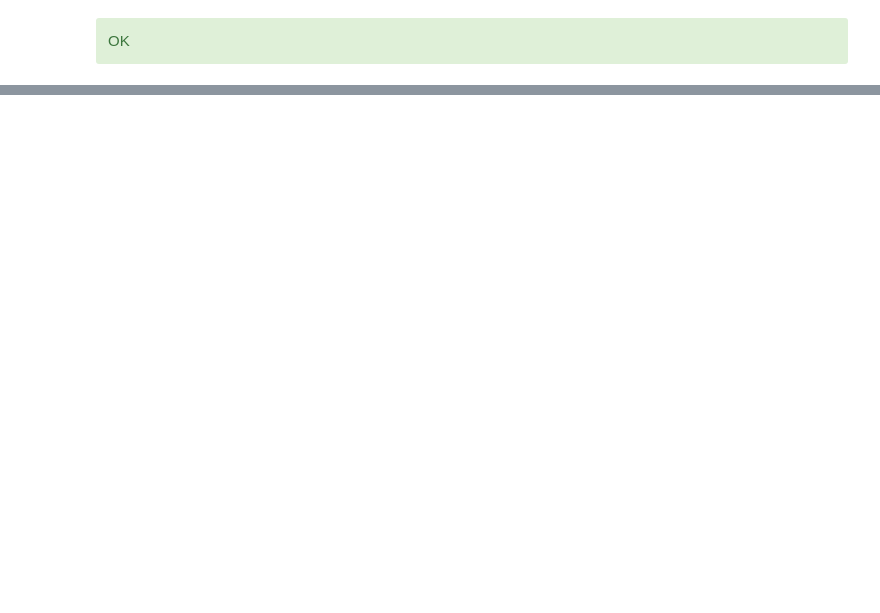
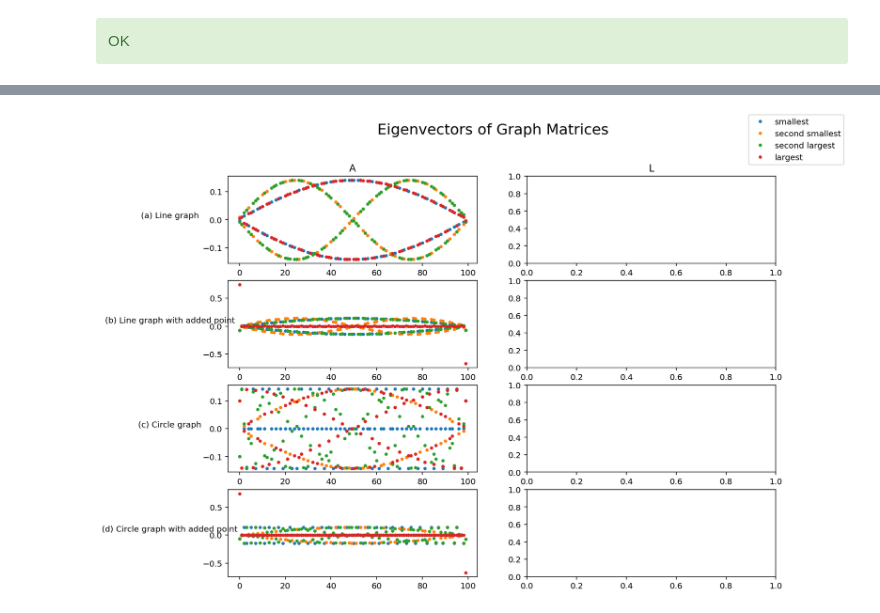
Before and after one commit to garfieldnate/Stanford-CS-168_Modern_Algorithmic_Toolbox, a Jupyter notebook: cs168/notebooks/mini_project_6.ipynb, the cells around one changed output, grey strips where cells are left out. Drawn from its saved outputs; the diff is of its cells as text; code cells hidden in the pictures; blank space fills up the shorter version.

```diff
--- a/cs168/notebooks/mini_project_6.ipynb
+++ b/cs168/notebooks/mini_project_6.ipynb
@@ -153,6 +158,6 @@ class LaplacianGraph():
 # %%
 def line_graph(n=6):
-    graph = LaplacianGraph(n)
+    graph = Graph(n)
     for i in range(n-1):
         graph.add_edge(i, i+1)
     return graph
@@ -182,7 +187,7 @@ def circle_with_point_graph(n=6):
 def test_graphs(graph_constructors):
     for name, f in graph_constructors.items():
         n = 100
-        matrix = f(n).matrix
+        matrix = f(n).get_laplacian()
         assert matrix.shape == (n,n), f'{name}: {matrix.shape}'
         # graph should be symmetric
         assert numpy.allclose(matrix, matrix.T)
@@ -194,18 +199,13 @@ def test_graphs(graph_constructors):
                 else:
                     assert matrix[i,j] <= 0, f'{name}: {matrix[i,j]}'
 
-
-test_graphs({"Line graph": line_graph, "line with point": line_with_point_graph, "circle": circle_graph, "circle with point": circle_with_point_graph})
+GRAPHERS = {"(a) Line graph": line_graph, "(b) Line graph with added point": line_with_point_graph, "(c) Circle graph": circle_graph, "(d) Circle graph with added point": circle_with_point_graph}
+test_graphs(GRAPHERS)
 ok()
 # %% [output]
 OK
 # %%
-markdown("* (a) Line graph")
-print(line_graph().matrix)
-markdown("* (b) Line graph with added point")
-print(line_with_point_graph().matrix)
-markdown("* (c) Circle graph")
-print(circle_graph().matrix)
-markdown("* (d) Circle graph with added point")
-print(circle_with_point_graph().matrix)
+for label, grapher in GRAPHERS.items():
+    markdown(f'#### {label}')
+    print(grapher().get_laplacian())
 # %% [output]
@@ -239,0 +247,29 @@ print(circle_with_point_graph().matrix)
+# %%
+def plot_eigenvectors():
+    # open matplotlib plot
+    fig, axs = plt.subplots(4, 2, figsize=(12,9))
+    for (ax_row, (label, grapher)) in zip(axs, GRAPHERS.items()):
+#         ax_row[0].set_title(label)
+        g = grapher(100)
+        A_eigen_values, A_eigen_vectors = np.linalg.eigh(g.A)
+        ax_row[0].plot(A_eigen_vectors[0], ".", label="smallest", linestyle="None")
+        ax_row[0].plot(A_eigen_vectors[1], ".", label="second smallest", linestyle="None")
+        ax_row[0].plot(A_eigen_vectors[-2], ".", label="second largest", linestyle="None")
+        ax_row[0].plot(A_eigen_vectors[-1], ".", label="largest", linestyle="None")
+        ax_row[0].set_ylabel(label, rotation=0, labelpad=40)
+        L_eigen_values, L_eigen_vectors = np.linalg.eigh(g.get_laplacian())
+
+
+        # get eigenvectors for both A and L
+        # left: graph top and bottom two eigenvectors of A
+        # right: graph top and bottom two eigenvectors of L
+
+    axs[0,0].set_title("A")
+    axs[0,1].set_title("L")
+    handles, labels = axs[0, 0].get_legend_handles_labels()
+    fig.legend(handles, labels)
+    fig.suptitle("Eigenvectors of Graph Matrices", fontsize=18)
+
+plot_eigenvectors()
+# %% [output]
+[figure, added]
```
Also changed, not shown: parts of 4 cells of this notebook.
